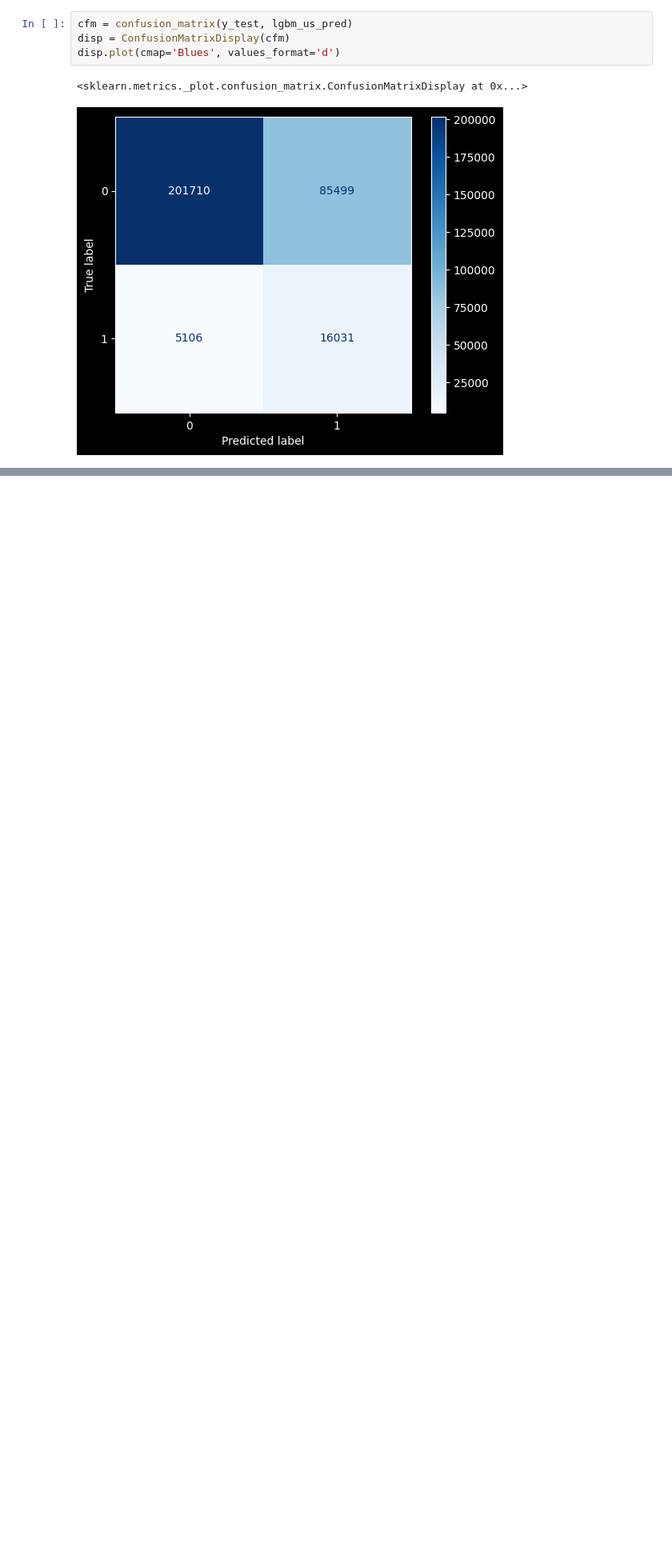
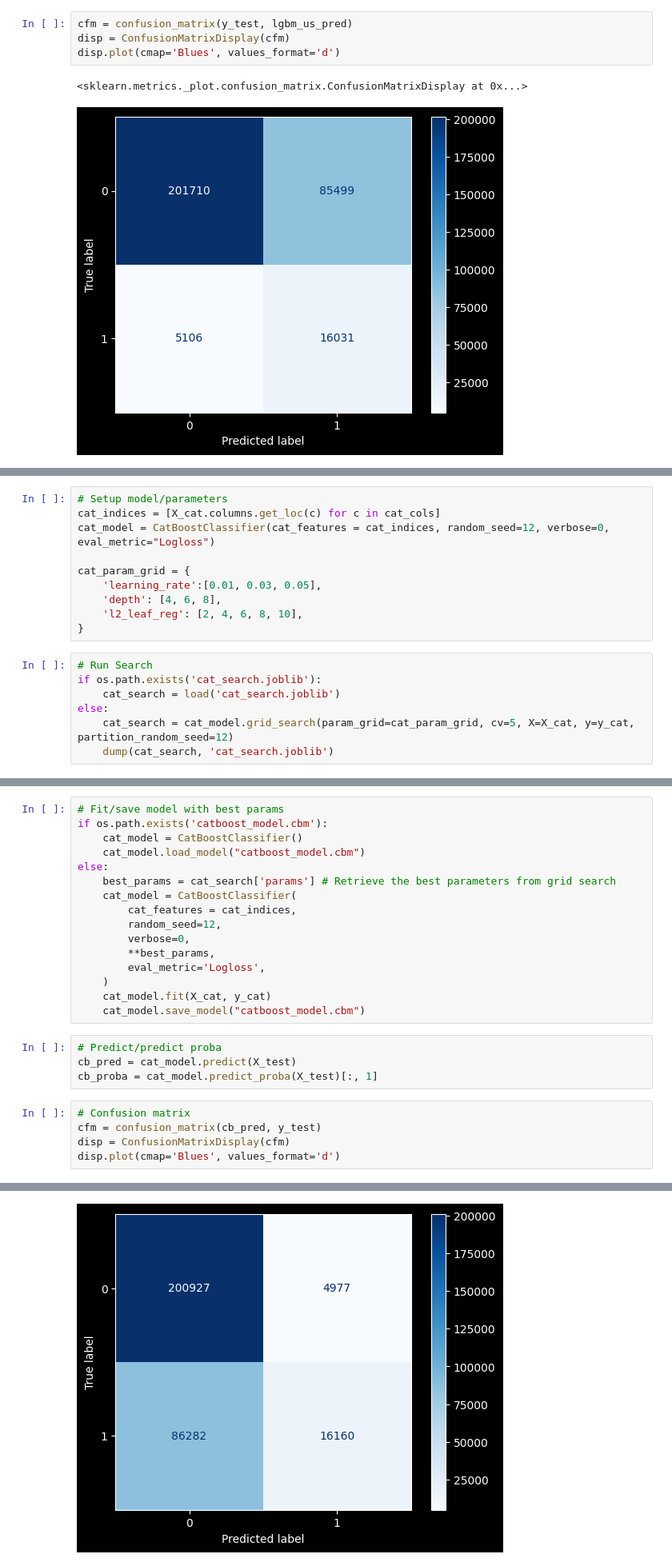
Before and after one commit to chrischoi7/nhl-shots, a Jupyter notebook: Modeling.ipynb, the cells around one changed output, grey strips where cells are left out. Shown at 80% size. Cells and saved outputs as stored; diff of their text form; blank space fills up the shorter version.

```diff
--- a/Modeling.ipynb
+++ b/Modeling.ipynb
@@ -964,0 +876,17 @@ Catboost
+# %%
+# Setup model/parameters
+cat_indices = [X_cat.columns.get_loc(c) for c in cat_cols]
+cat_model = CatBoostClassifier(cat_features = cat_indices, random_seed=12, verbose=0, eval_metric="Logloss")
+
+cat_param_grid = {
+    'learning_rate':[0.01, 0.03, 0.05],
+    'depth': [4, 6, 8],
+    'l2_leaf_reg': [2, 4, 6, 8, 10],
+}
+# %%
+# Run Search
+if os.path.exists('cat_search.joblib'):
+    cat_search = load('cat_search.joblib')
+else:
+    cat_search = cat_model.grid_search(param_grid=cat_param_grid, cv=5, X=X_cat, y=y_cat, partition_random_seed=12)
+    dump(cat_search, 'cat_search.joblib')
@@ -964,0 +904,26 @@ Catboost
+# %%
+# Fit/save model with best params
+if os.path.exists('catboost_model.cbm'):
+    cat_model = CatBoostClassifier()
+    cat_model.load_model("catboost_model.cbm")
+else:
+    best_params = cat_search['params'] # Retrieve the best parameters from grid search
+    cat_model = CatBoostClassifier(
+        cat_features = cat_indices,
+        random_seed=12,
+        verbose=0,
+        **best_params,
+        eval_metric='Logloss',
+    )
+    cat_model.fit(X_cat, y_cat)
+    cat_model.save_model("catboost_model.cbm")
+# %%
+# Predict/predict proba
+cb_pred = cat_model.predict(X_test)
+cb_proba = cat_model.predict_proba(X_test)[:, 1]
+# %%
+# Confusion matrix
+cfm = confusion_matrix(cb_pred, y_test)
+disp = ConfusionMatrixDisplay(cfm)
+disp.plot(cmap='Blues', values_format='d')
+# %% [output]
@@ -965 +931,2 @@ Catboost
+[figure, added]
 # %% [markdown]
```
Also changed, not shown: parts of 72 cells of this notebook.
